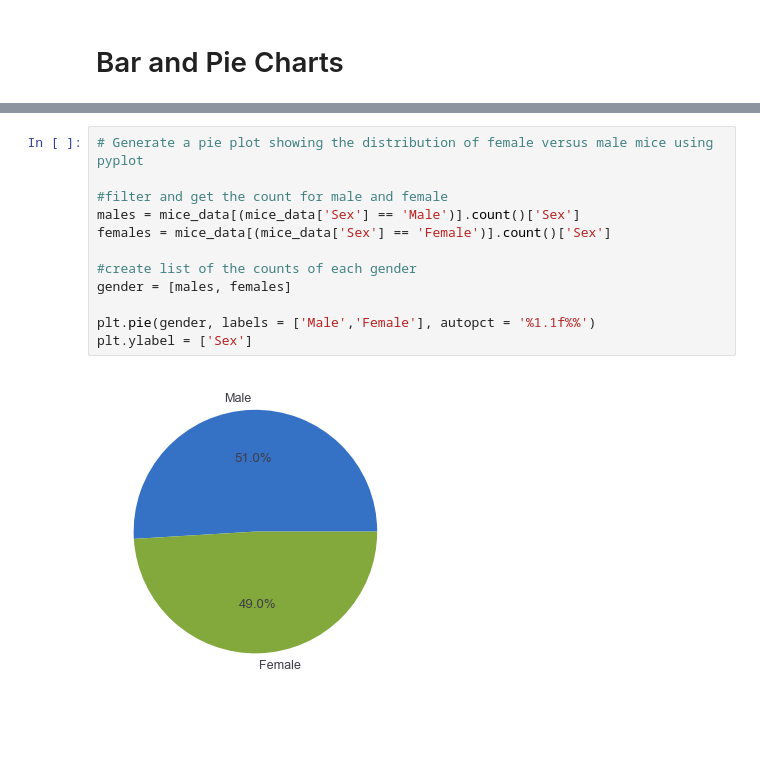
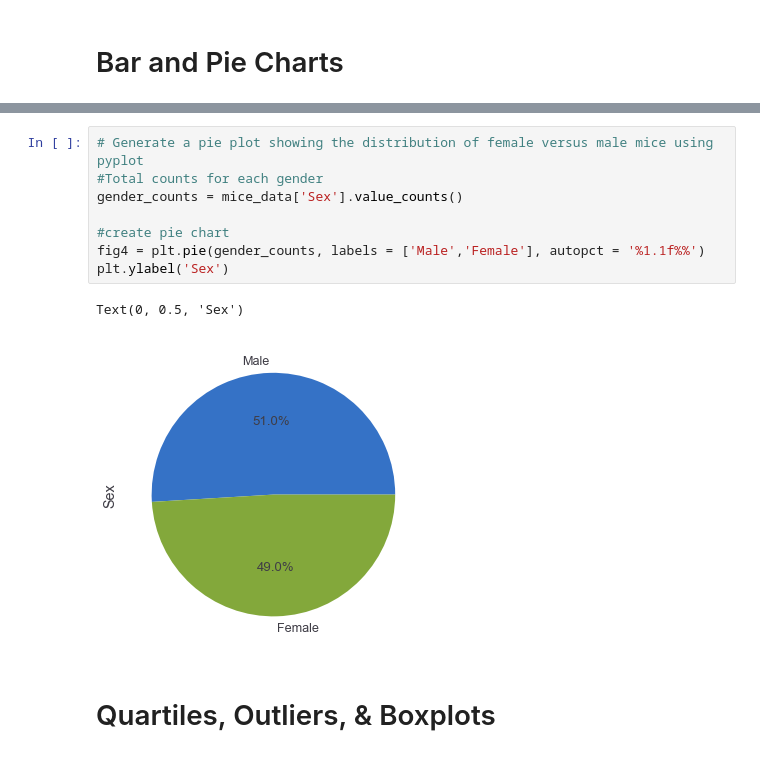
Before and after one commit to itsy24/Pymaceuticals, a Jupyter notebook: Pymaceuticals Inc..ipynb, the cells around one changed output, grey strips where cells are left out. Cells and saved outputs as stored; diff of their text form; blank space fills up the shorter version.

```diff
--- a/Pymaceuticals Inc..ipynb
+++ b/Pymaceuticals Inc..ipynb
@@ -203,14 +194,13 @@ ValueError: Boolean array expected for the condition, not int64
 # %%
 # Generate a pie plot showing the distribution of female versus male mice using pyplot
+#Total counts for each gender
+gender_counts = mice_data['Sex'].value_counts()
 
-#filter and get the count for male and female
-males = mice_data[(mice_data['Sex'] == 'Male')].count()['Sex']
-females = mice_data[(mice_data['Sex'] == 'Female')].count()['Sex']
-
-#create list of the counts of each gender
-gender = [males, females]
-
-plt.pie(gender, labels = ['Male','Female'], autopct = '%1.1f%%')
-plt.ylabel = ['Sex']
+#create pie chart
+fig4 = plt.pie(gender_counts, labels = ['Male','Female'], autopct = '%1.1f%%')
+plt.ylabel('Sex')
 # %% [output]
+Text(0, 0.5, 'Sex')
-[figure, old version]
+[figure, new version]
+# %% [markdown]
+# Quartiles, Outliers, & Boxplots
```
Also changed, not shown: parts of 3 cells of this notebook.
